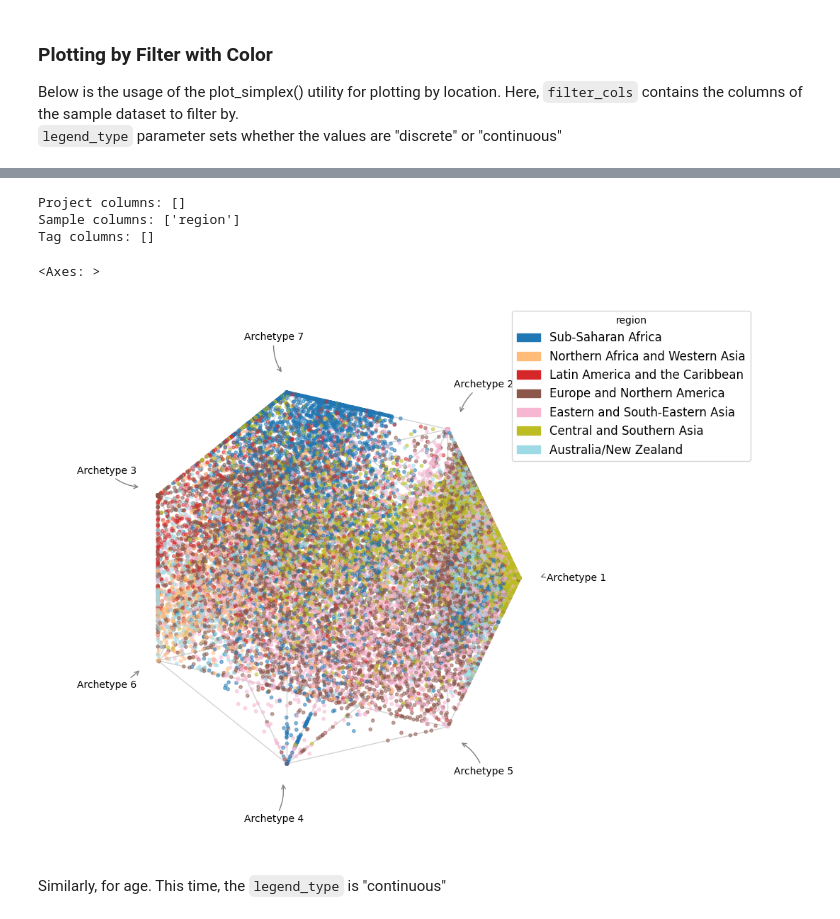
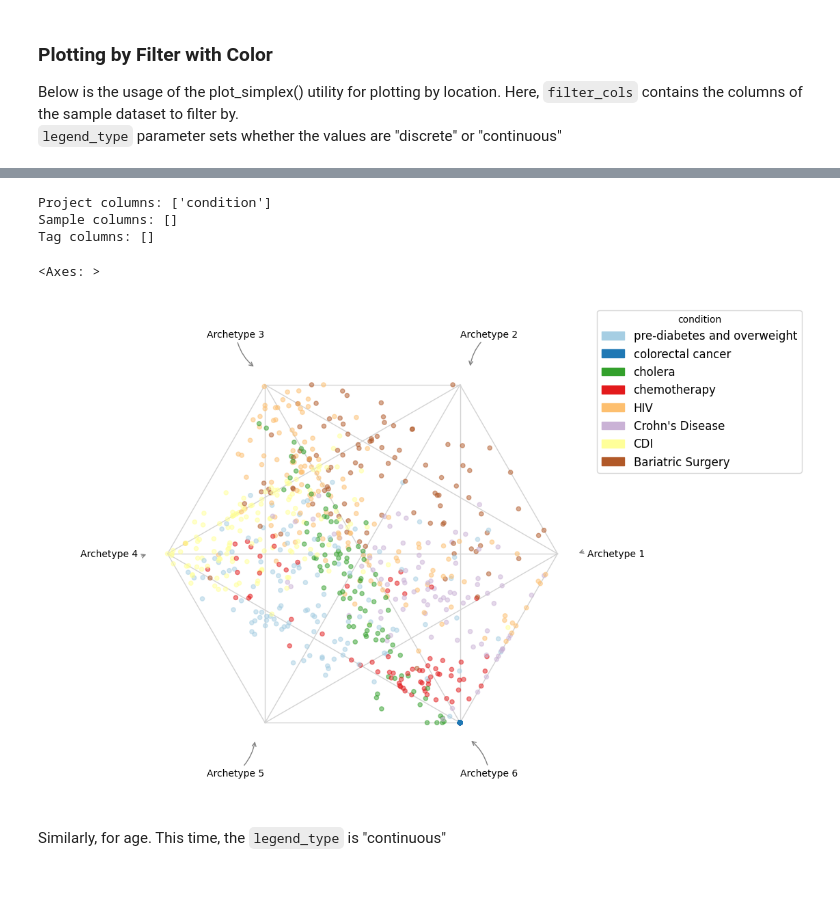
Before and after one commit to RV2005/Archetypal-Analysis-Microbiome, a Jupyter notebook: AA_GHG_with_package.ipynb, the cells around one changed output, grey strips where cells are left out. Saved outputs shown, nothing was run; the diff lists cells and outputs as text; code cells hidden in the pictures; blank space fills up the shorter version.

```diff
--- a/AA_GHG_with_package.ipynb
+++ b/AA_GHG_with_package.ipynb
@@ -94,7 +95,7 @@ plt.show()
 ### Loading Results
 # %%
 dataDir = "datasets/tsv"
-filepath = r"results\Compendium_N3_N13_NoPC_NoGlom\Norm_pp_100iter_QC-Region30k\otu_AA_K7_1.0_None_jensenshannon.json"
+filepath = r"results\Compendium_N3_N13_NoPC_NoGlom\Norm_pp_100iter_QC-Region3k_AdultsOnly\otu_AA_K6_1.0_None_jensenshannon.json"
 
 loader = ArchetypalResultLoader()
 otu_aa, aa_labels, aa_archetypes, info = loader.load_parsed_result(filepath)
@@ -129,8 +131,8 @@ Sometimes the graph is quite messy, with prominent lines going through the middl
 You may find it helpful to reorder the archetypes. This can be done by changing the array below in order
 Caution: This depends on how many archetypes there are. You may have to change the ordering for each new result loaded.
 # %%
-otu_aa_swapped = otu_aa[[ "Archetype 1","Archetype 2", "Archetype 7", "Archetype 3","Archetype 6", "Archetype 4", "Archetype 5"]]
-# otu_aa_swapped = otu_aa
+# otu_aa_swapped = otu_aa[[ "Archetype 1","Archetype 2", "Archetype 7", "Archetype 3","Archetype 6", "Archetype 4", "Archetype 5"]]
+otu_aa_swapped = otu_aa
 # otu_aa_swapped = otu_aa[["Archetype 1", "Archetype 3", "Archetype 5", "Archetype 6", "Archetype 2" , "Archetype 4"]]
 # %% [markdown]
 ### Plotting by Filter with Color
@@ -139,24 +157,28 @@ Below is the usage of the plot_simplex() utility for plotting by location. Here,
 # %%
-filter_cols = ["region"]
+filter_cols = ["condition"]
 metadata = extract_metadata(otu_aa_swapped.index, tags, meta, projects, filter_cols, verbose=True)
+
+conditions = ["colorectal cancer", "HIV", "CDI", "pre-diabetes and overweight", "Bariatric Surgery", "cholera", "Crohn's Disease", "chemotherapy"]
+metadata = metadata[metadata["condition"].isin(conditions)]
+
 simplex_plotter.plot_simplex(
     otu_aa=otu_aa_swapped,
     metadata=metadata,
     filter_cols=filter_cols,
-    cmap_name="tab20",
+    cmap_name="Paired",
     legend_type="discrete",
     remove_nan=True,
     alpha = 0.5,
-    s=10,
+    s=20,
     remove_values={"region": "unknown"},
     figsize=(12, 10)
 )
 # %% [output]
-Project columns: []
-Sample columns: ['region']
+Project columns: ['condition']
+Sample columns: []
 Tag columns: []
 <Axes: >
-[figure, old version]
+[figure, new version]
 # %% [markdown]
 Similarly, for age. This time, the `legend_type` is "continuous"
 # %%
```
Also changed, not shown: parts of 26 cells of this notebook, 3 other files.
